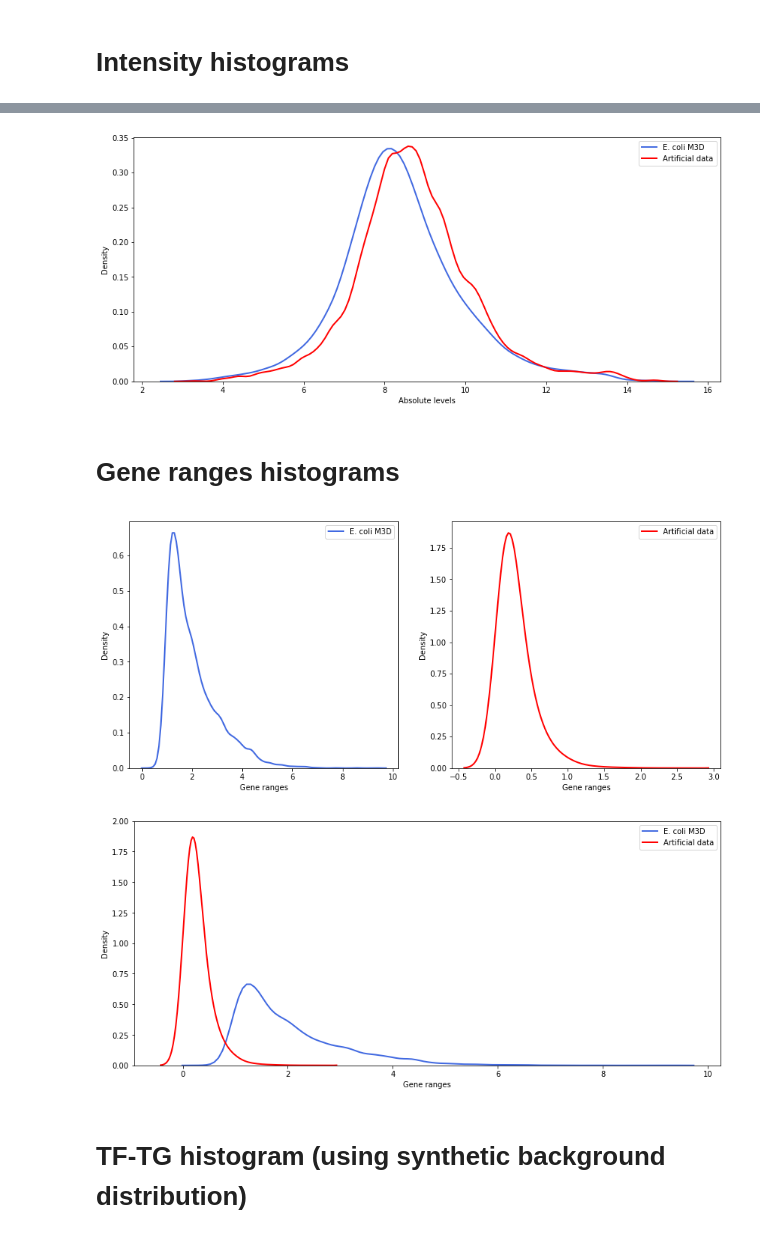
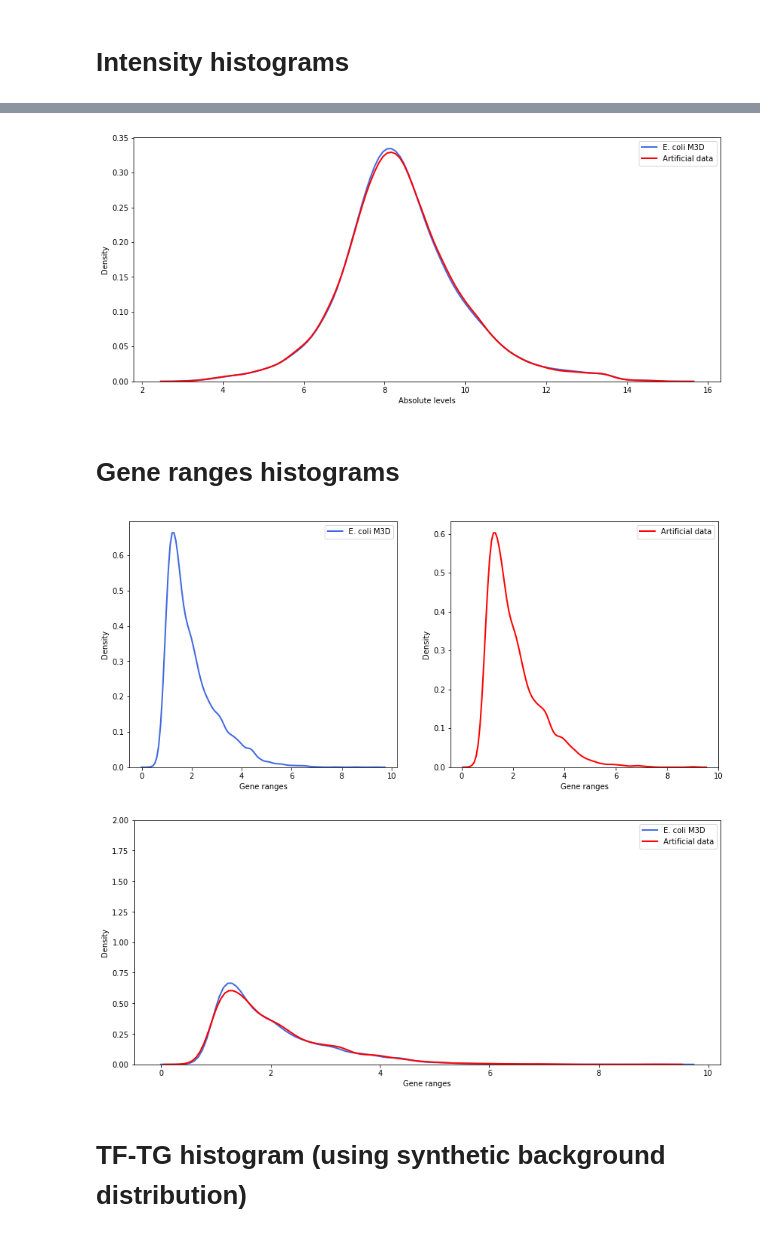
Before and after one commit to ati-ozgur/adversarial-generation-of-gene-expression-data, a Jupyter notebook: src/validation_VAE_E_Coli.ipynb, the cells around one changed output, grey strips where cells are left out. Drawn from its saved outputs; the diff is of its cells as text; code cells hidden in the pictures.

```diff
--- a/src/validation_VAE_E_Coli.ipynb
+++ b/src/validation_VAE_E_Coli.ipynb
@@ -74,3 +74,23 @@ print(np.max(s_expr_restored))
+# %%
+#import artificial data
+GE_s_art = np.loadtxt('./data/VAE/E_coli_data_decoded_artificial_N10_001std.csv', delimiter = ',', dtype=np.float32)
+GE_s_art = GE_s_art[1:,:]
+genes_names_s = gene_symbols
+
+nb_genes = len(gene_symbols)
+s_expr_art = GE_s_art
+s_gs = gene_symbols
+
+assert (np.array(gene_symbols) == np.array(s_gs)).all()
+
+s_expr_art=normalize(s_expr_art)
+s_expr_restored_art = restore_scale(s_expr_art, mean, std)
+
+# Clip outliers
+r_min = np.min(expr_train)
+r_max = np.max(expr_train)
+s_expr_restored_art[s_expr_restored_art < r_min] = r_min
+s_expr_restored_art[s_expr_restored_art > r_max] = r_max
 # %% [markdown]
 # Intensity histograms
 # %%
@@ -87,10 +107,10 @@ plt.show()
 # %%
 plt.figure(figsize=(14, 6))
 ax = plot_intensities(r_expr, plot_quantiles=False)
-plot_intensities(s_expr_restored, dataset_name='Artificial data', color='red', plot_quantiles=False, ax=ax)
+plot_intensities(s_expr_restored_art, dataset_name='Artificial data', color='red', plot_quantiles=False, ax=ax)
 plt.show()
 # %% [output]
-[figure, old version]
+[figure, new version]
 # %% [markdown]
 # Gene ranges histograms
 # %%
@@ -98,18 +118,18 @@ plt.figure(figsize=(14, 6))
 plt.subplot(121)
 plot_gene_ranges(r_expr)
 plt.subplot(122)
-plot_gene_ranges(s_expr_restored, dataset_name='Artificial data', color='red')
+plot_gene_ranges(s_expr_restored_art, dataset_name='Artificial data', color='red')
 plt.show()
 # %% [output]
-[figure, old version]
+[figure, new version]
 # %%
 plt.figure(figsize=(14, 6))
 ax = plot_gene_ranges(r_expr)
-plot_gene_ranges(s_expr_restored, dataset_name='Artificial data', color='red', ax=ax)
+plot_gene_ranges(s_expr_restored_art, dataset_name='Artificial data', color='red', ax=ax)
 plt.ylim(0,2.)
 plt.show()
 # %% [output]
-[figure, old version]
+[figure, new version]
 # %% [markdown]
 # TF-TG histogram (using synthetic background distribution)
 # %%
```
Also changed, not shown: parts of 25 cells of this notebook, 1 other file.
